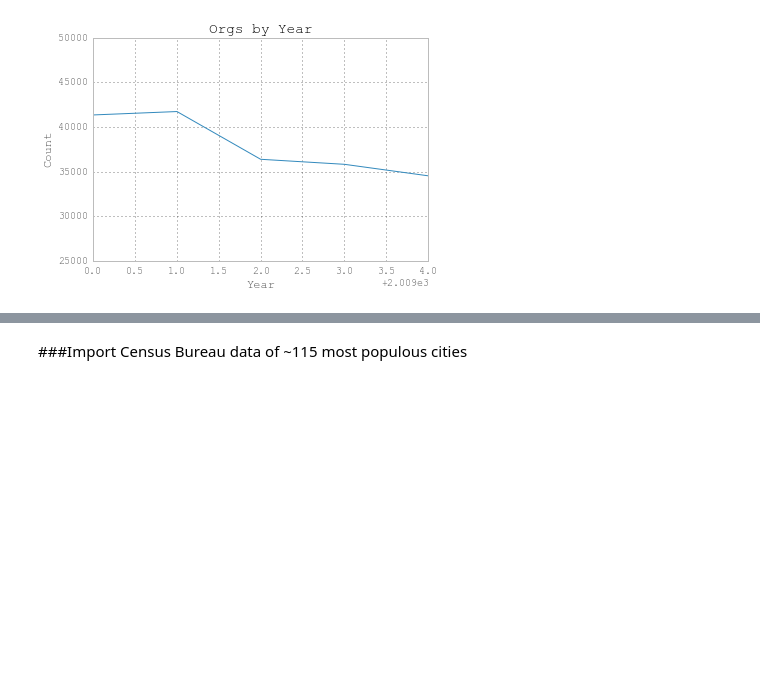
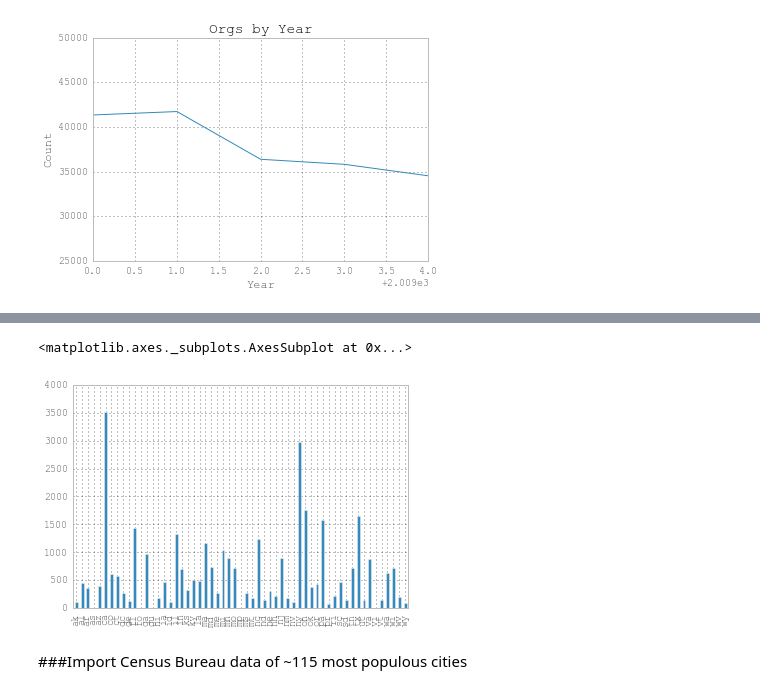
Before and after one commit to alturkaa/pandas_tutorial_v2, a Jupyter notebook: Tutorial.ipynb, the cells around one changed output, grey strips where cells are left out. Drawn from its saved outputs; the diff is of its cells as text; code cells hidden in the pictures; blank space fills up the shorter version.

```diff
--- a/Tutorial.ipynb
+++ b/Tutorial.ipynb
@@ -226,3 +338,8 @@ plt.xlabel('Year')
+# %%
+data_13.state_lower.value_counts().sort_index().plot(kind='bar')
+# %% [output]
+<matplotlib.axes._subplots.AxesSubplot at 0x...>
+[figure, added]
 # %% [markdown]
 ###Import Census Bureau data of ~115 most populous cities
 # %% [markdown]
```
Also changed, not shown: parts of 54 cells of this notebook.
